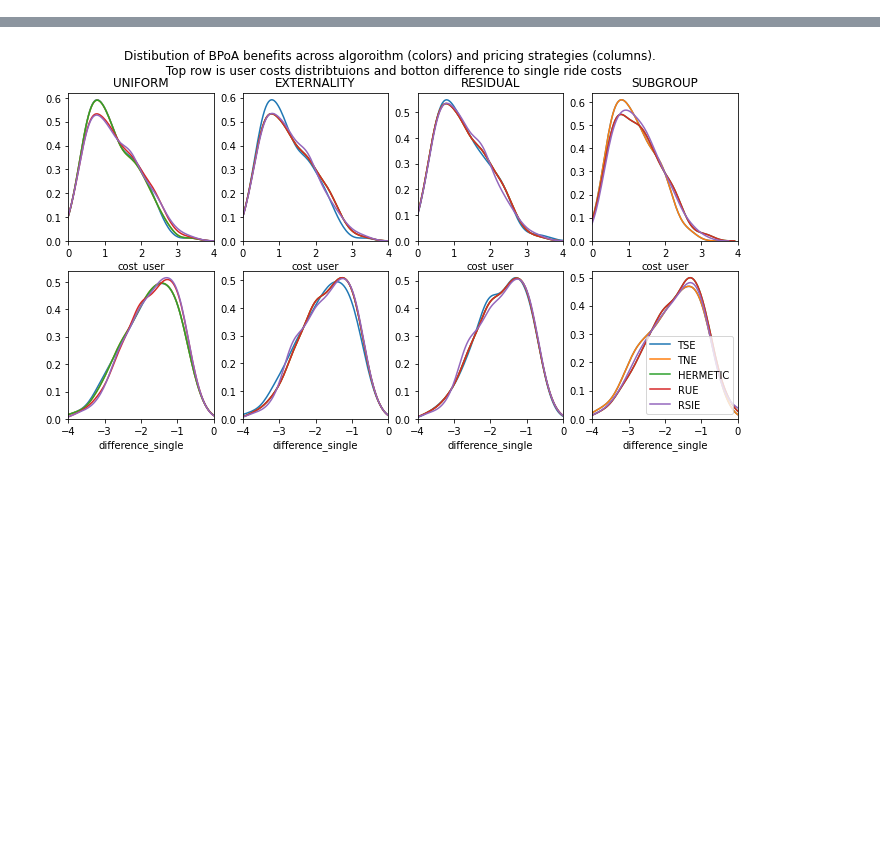
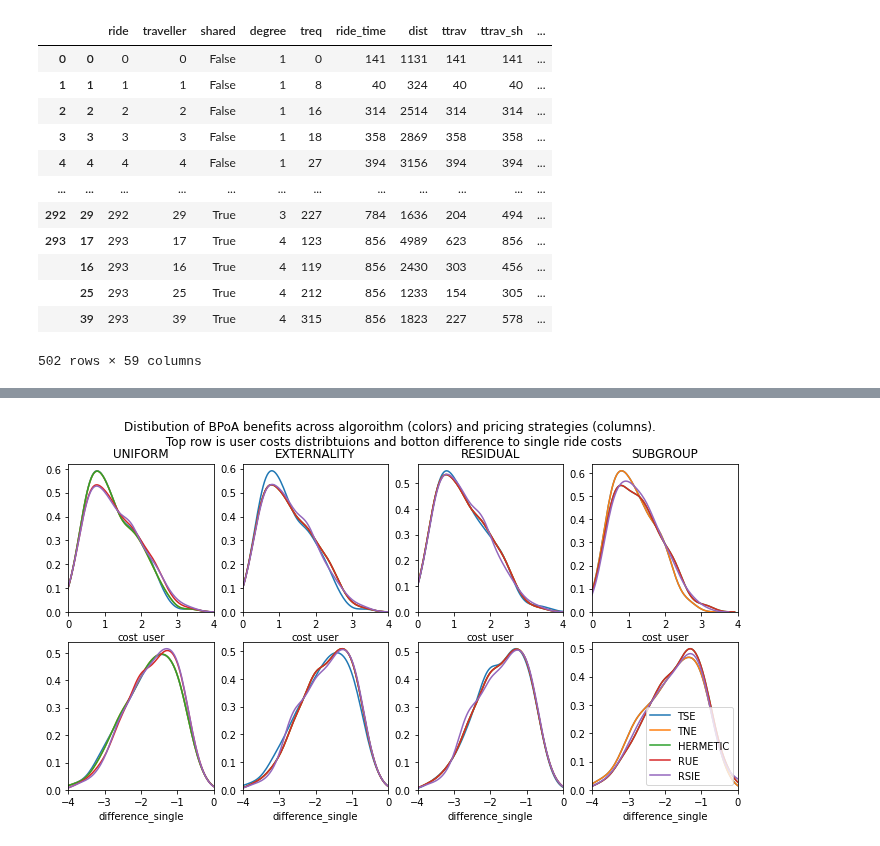
Before and after one commit to RafalKucharskiPK/ExMAS, a Jupyter notebook: ExMAS/spinoffs/game/results.ipynb, the cells around one changed output, grey strips where cells are left out. Cells and saved outputs as stored; diff of their text form; code cells hidden in the pictures; blank space fills up the shorter version.

```diff
--- a/ExMAS/spinoffs/game/results.ipynb
+++ b/ExMAS/spinoffs/game/results.ipynb
@@ -23,0 +25,16 @@ rm = pd.read_csv('ExMAS/extras/TEST_300_rm.csv', index_col = [0,1])
+# %%
+rm
+# %% [output]
+|  |  | ride | traveller | shared | degree | treq | ride_time | dist | ttrav | ttrav_sh | ... |
+| 0 | 0 | 0 | 0 | False | 1 | 0 | 141 | 1131 | 141 | 141 | ... |
+| 1 | 1 | 1 | 1 | False | 1 | 8 | 40 | 324 | 40 | 40 | ... |
+| 2 | 2 | 2 | 2 | False | 1 | 16 | 314 | 2514 | 314 | 314 | ... |
+| 3 | 3 | 3 | 3 | False | 1 | 18 | 358 | 2869 | 358 | 358 | ... |
+| 4 | 4 | 4 | 4 | False | 1 | 27 | 394 | 3156 | 394 | 394 | ... |
+| ... | ... | ... | ... | ... | ... | ... | ... | ... | ... | ... | ... |
+| 292 | 29 | 292 | 29 | True | 3 | 227 | 784 | 1636 | 204 | 494 | ... |
+| 293 | 17 | 293 | 17 | True | 4 | 123 | 856 | 4989 | 623 | 856 | ... |
+|  | 16 | 293 | 16 | True | 4 | 119 | 856 | 2430 | 303 | 456 | ... |
+|  | 25 | 293 | 25 | True | 4 | 212 | 856 | 1233 | 154 | 305 | ... |
+|  | 39 | 293 | 39 | True | 4 | 315 | 856 | 1823 | 227 | 578 | ... |
+502 rows × 59 columns
```
Also changed, not shown: parts of 4 cells of this notebook, 4 other files.
